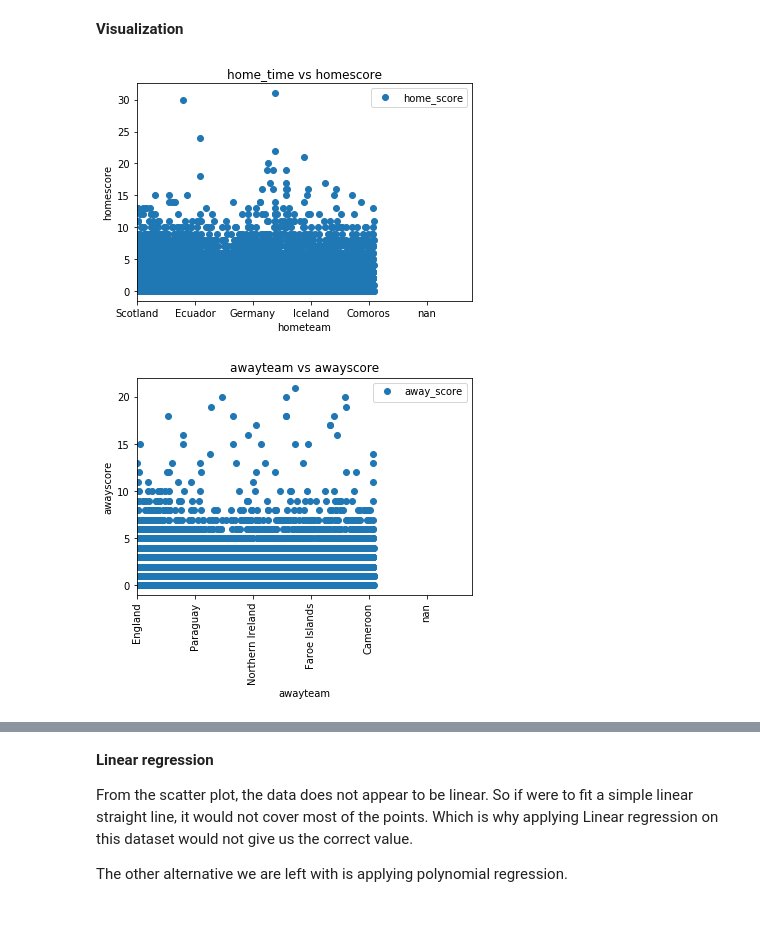
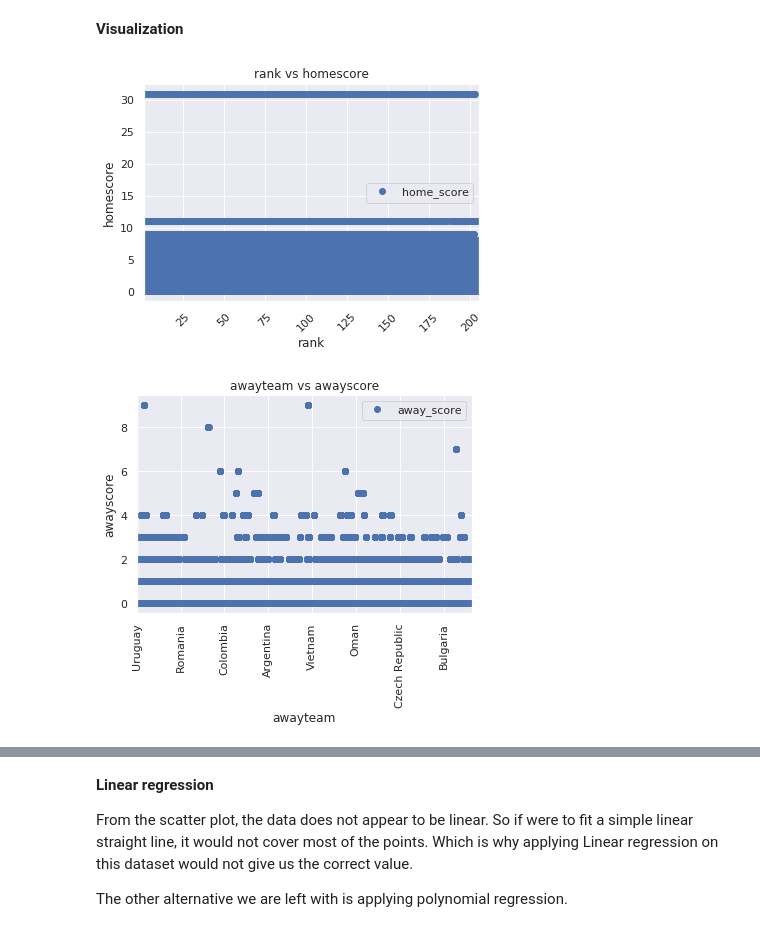
Before and after one commit to cecilia-wanja/Football-prediction-scores, a Jupyter notebook: Independent_project_week6_core.ipynb, the cells around one changed output, grey strips where cells are left out. Saved outputs shown, nothing was run; the diff lists cells and outputs as text; code cells hidden in the pictures.

```diff
--- a/Independent_project_week6_core.ipynb
+++ b/Independent_project_week6_core.ipynb
@@ -137,0 +211,8 @@ football.shape
+# %%
+#we wish to change the results column as well as neutral to numerical values for modelling.
+# Create a label (category) encoder object
+from sklearn import preprocessing
+le = preprocessing.LabelEncoder()
+# %%
+# Fit the encoder to the pandas column
+le.fit(df_merge['results'])
@@ -137,0 +221,2 @@ football.shape
+# %%
+df_merge['result_num'] = le.transform(df_merge['results'])
@@ -137,0 +232,9 @@ football.shape
+# %%
+#changing our neutral column to numerical as well
+from sklearn import preprocessing
+le = preprocessing.LabelEncoder()
+#fitting the encoder
+le.fit(df_merge['neutral'])
+#transforming to numerical
+df_merge['neutral_num'] = le.transform(df_merge['neutral'])
+df_merge.head()
@@ -146,19 +256,20 @@ x = football[['home_team','away_team','tournament','rank']]
 # %% [markdown]
 **Visualization**
 # %%
-newfootball.plot(x = 'home_team',y ='home_score',style = 'o')
-plt.xlabel('hometeam')
+df_merge.plot(x = 'rank',y ='home_score',style = 'o')
+plt.xlabel('rank')
+plt.xticks(rotation = 45)
 plt.ylabel('homescore')
-plt.title('home_time vs homescore')
+plt.title('rank vs homescore')
 plt.show()
 # %% [output]
-[figure, old version]
+[figure, new version]
 # %%
-newfootball.plot(x = 'away_team', y = 'away_score',style = 'o')
+df_merge.plot(x = 'away_team', y = 'away_score',style = 'o')
 plt.xlabel('awayteam')
 plt.xticks(rotation=90)
 plt.ylabel('awayscore')
 plt.title('awayteam vs awayscore')
 plt.show()
 # %% [output]
-[figure, old version]
+[figure, new version]
```
Also changed, not shown: parts of 72 cells of this notebook.
